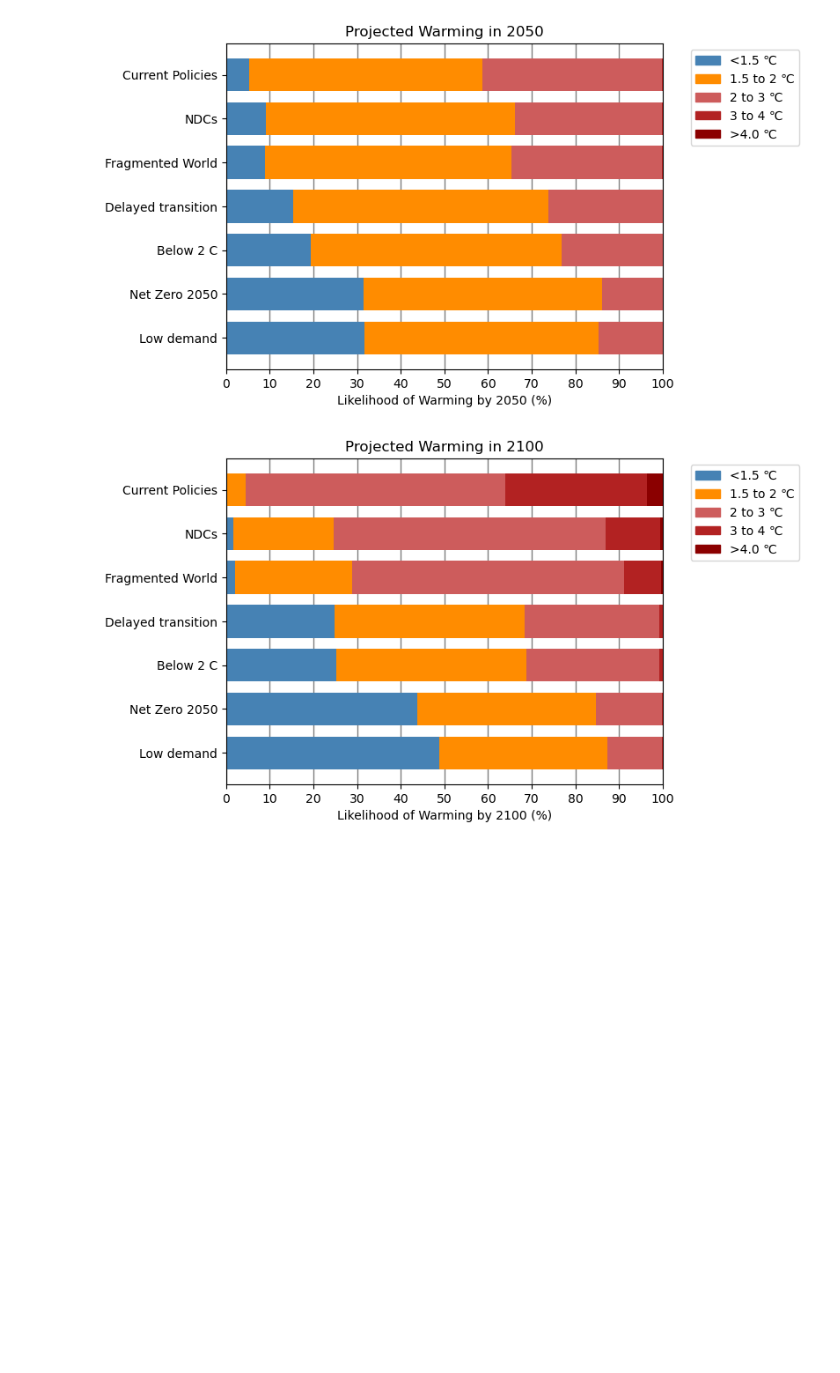
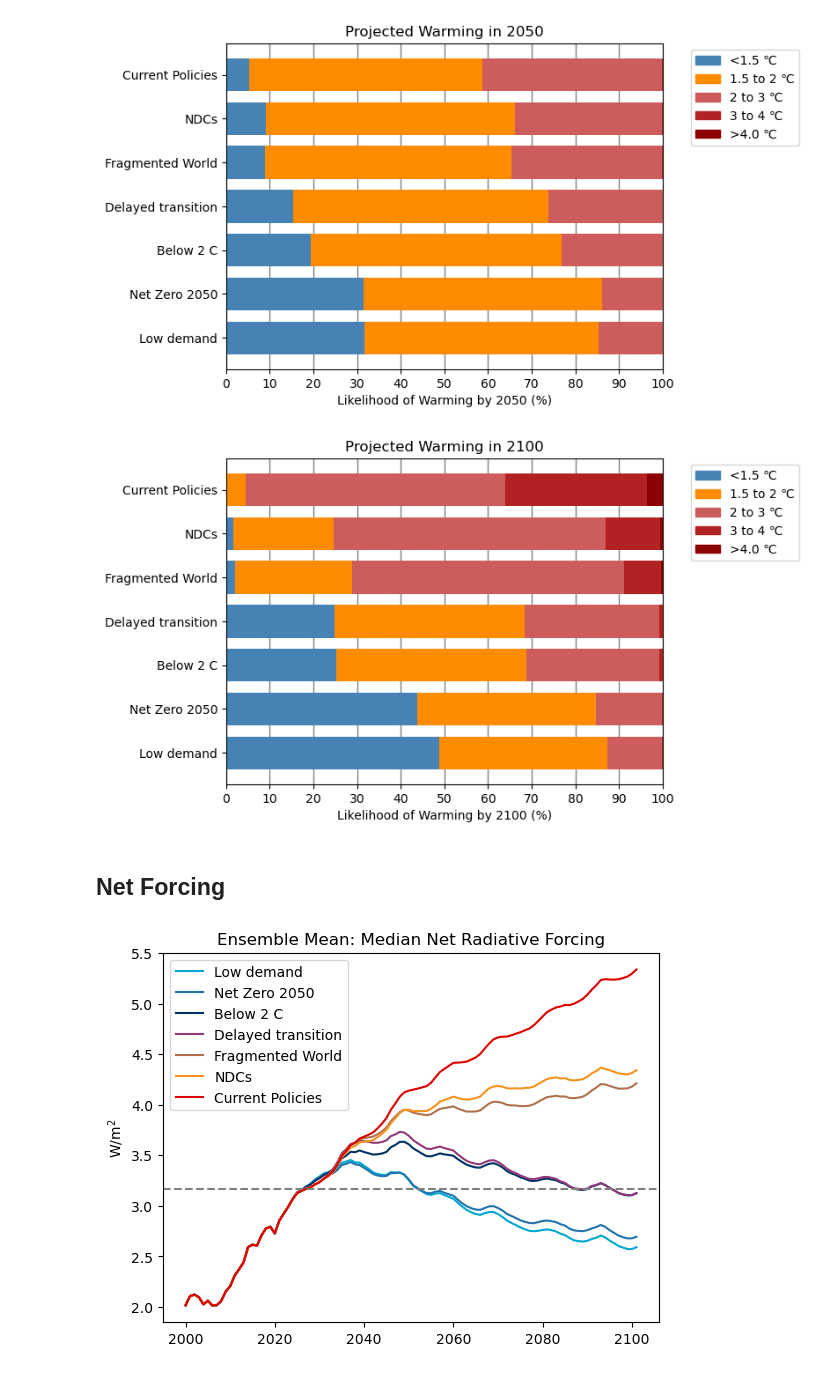
Before and after one commit to ericasimon16/woodwell_internship, a Jupyter notebook: ensemble_mean.ipynb, the cells around one changed output. Cells and saved outputs as stored; diff of their text form; code cells hidden in the pictures; blank space fills up the shorter version.

Commit message:
saving plots

```diff
--- a/ensemble_mean.ipynb
+++ b/ensemble_mean.ipynb
@@ -53,8 +64,8 @@ def calc_ens_mean(ds_a, ds_b, ds_c):
 
     return ens_mean
 # %%
-ens_mean = calc_ens_mean(GCAM_ds, MSG_ds, REM_ds)
-ens_mean
+ens_mean_temp = calc_ens_mean_TEMP(GCAM_ds_t, MSG_ds_t, REM_ds_t)
+ens_mean_temp
 # %% [output]
 <xarray.Dataset>
 Dimensions:      (timebounds: 352, scenario: 7, config: 841, layer: 3)
@@ -67,0 +105,3 @@ Data variables:
+# %%
+ens_mean_forc_sum = calc_ens_mean_FORC(GCAM_ds_f_sum, MSG_ds_f_sum, REM_ds_f_sum)
+ens_mean_forc_sum
@@ -78,7 +129,7 @@ def calc_anomaly(f, scen):
                         )
 # %%
 for i, scenario in enumerate(scenario_order):
-    plt.plot(ens_mean.timebounds[250:], np.median(calc_anomaly(ens_mean, scenario), axis=1)[250:], label=scenario, color=NGFS_colors[scenario])
+    plt.plot(ens_mean_temp.timebounds[250:], np.median(calc_anomaly(ens_mean_temp, scenario), axis=1)[250:], label=scenario, color=NGFS_colors[scenario])
 
 plt.legend()
 plt.ylabel('°C')
@@ -86,6 +137,7 @@ plt.axhline(2, color='grey', linestyle='--')
 plt.axhline(1.5, color='grey', linestyle='--')
 plt.ylim(0.5,3)
 plt.title('Ensemble Mean: Median Temperature Anomalies')
+plt.savefig('plots/ens_mean/median_temp_anoms.png')
 plt.show()
 # %% [output]
 [figure]
@@ -95,11 +147,11 @@ fig, ax = plt.subplots(2, 4, figsize=(12, 6))
 for i, scenario in enumerate(scenario_order):
     for pp in ((0, 100), (5, 95), (16, 84)):
         ax[i // 4, i % 4].fill_between(
-            ens_mean.timebounds,
+            ens_mean_temp.timebounds,
             np.percentile(
-                ens_mean.temperature.loc[dict(scenario=scenario, layer=0)]
+                ens_mean_temp.temperature.loc[dict(scenario=scenario, layer=0)]
                 - np.average(
-                    ens_mean.temperature.loc[
+                    ens_mean_temp.temperature.loc[
                         dict(scenario=scenario, timebounds=np.arange(1850, 1902), layer=0)
                     ],
                     weights=weights_51yr,
@@ -109,9 +161,9 @@ for i, scenario in enumerate(scenario_order):
                 axis=1,
             ),
             np.percentile(
-                ens_mean.temperature.loc[dict(scenario=scenario, layer=0)]
+                ens_mean_temp.temperature.loc[dict(scenario=scenario, layer=0)]
                 - np.average(
-                    ens_mean.temperature.loc[
+                    ens_mean_temp.temperature.loc[
                         dict(scenario=scenario, timebounds=np.arange(1850, 1902), layer=0)
                     ],
                     weights=weights_51yr,
@@ -126,11 +178,11 @@ for i, scenario in enumerate(scenario_order):
         )
 
     ax[i // 4, i % 4].plot(
-        ens_mean.timebounds,
+        ens_mean_temp.timebounds,
         np.median(
-            ens_mean.temperature.loc[dict(scenario=scenario, layer=0)]
+            ens_mean_temp.temperature.loc[dict(scenario=scenario, layer=0)]
             - np.average(
-                ens_mean.temperature.loc[
+                ens_mean_temp.temperature.loc[
                     dict(scenario=scenario, timebounds=np.arange(1850, 1902), layer=0)
                 ],
                 weights=weights_51yr,
@@ -149,6 +201,8 @@ for i, scenario in enumerate(scenario_order):
 plt.suptitle('Ensemble Mean: Temperature Anomalies')
 fig.supylabel('℃')
 fig.tight_layout()
+
+plt.savefig('plots/ens_mean/prob_temp_timeseries.png')
 # %% [output]
 [figure]
 # %%
@@ -373,3 +406,19 @@ plot_prob_bar(perc_dict_2050, 2050)
 plot_prob_bar(perc_dict_2100, 2100)
 # %% [output]
 [figure]
+# %% [markdown]
+## Net Forcing
+# %%
+for i, scenario in enumerate(scenario_order):
+    plt.plot(ens_mean_forc_sum.timebounds[250:],
+             np.median(ens_mean_forc_sum.loc[dict(scenario=scenario)].forcing, axis=1)[250:],
+             label=scenario, color=NGFS_colors[scenario])
+
+plt.legend()
+plt.ylabel('W/m$^2$')
+plt.axhline(np.median(ens_mean_forc_sum.loc[dict(scenario=scenario)].forcing, axis=1)[277], color='grey', linestyle='--')
+plt.title('Ensemble Mean: Median Net Radiative Forcing')
+plt.savefig('plots/ens_mean/median_net_forcing.png')
+plt.show()
+# %% [output]
+[figure, added]
```
Also changed, not shown: parts of 26 cells of this notebook, 13 other files.
